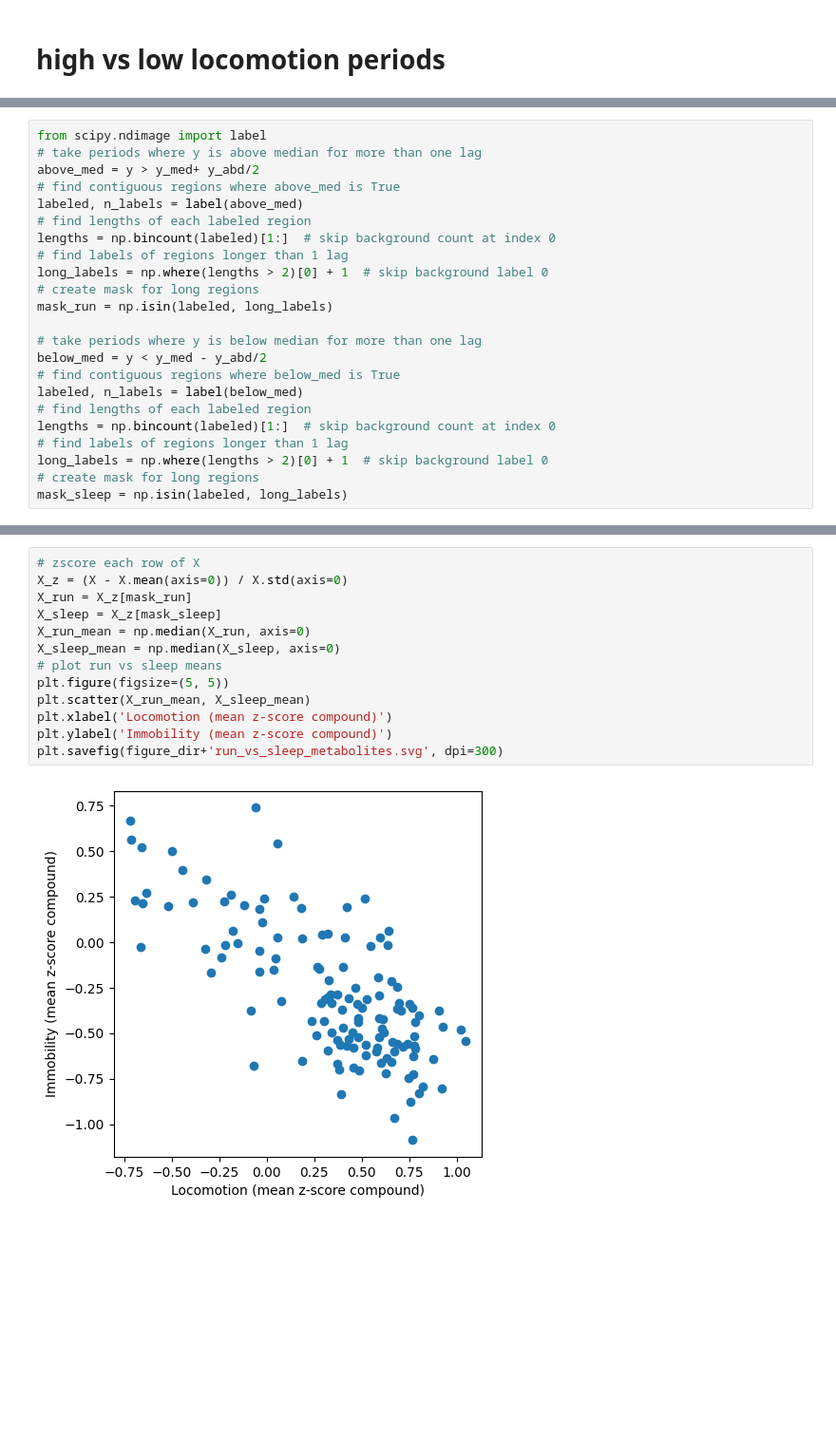
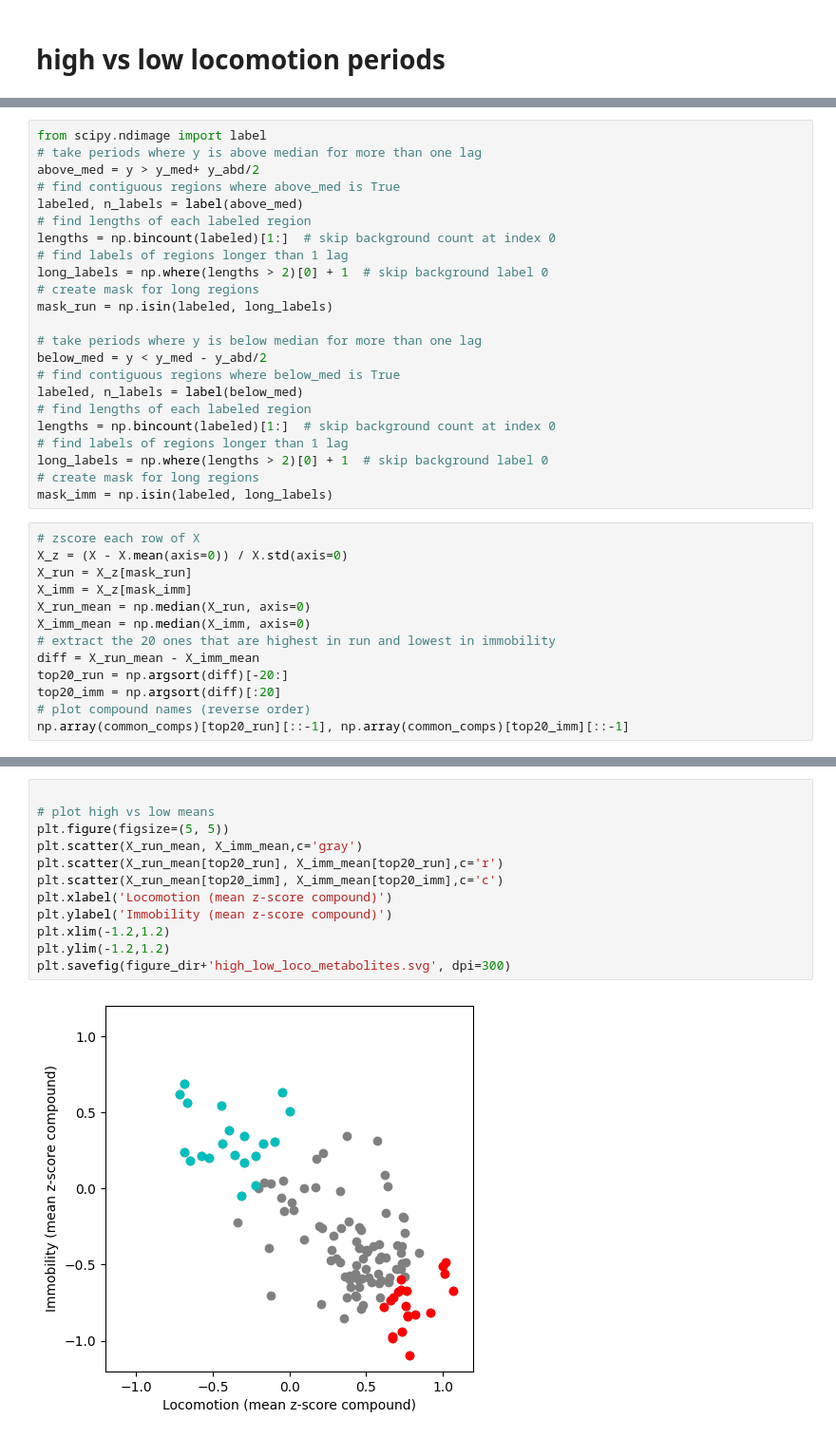
Before and after one commit to michnard/Microdialysis_Paper, a Jupyter notebook: scripts/analyses/Fig2.ipynb, the cells around one changed output, grey strips where cells are left out. Shown: that part at 95% size. Saved outputs shown, nothing was run; the diff lists cells and outputs as text; blank space fills up the shorter version.

```diff
--- a/scripts/analyses/Fig2.ipynb
+++ b/scripts/analyses/Fig2.ipynb
@@ -290,4 +287,17 @@ lengths = np.bincount(labeled)[1:]  # skip background count at index 0
 # find labels of regions longer than 1 lag
 long_labels = np.where(lengths > 2)[0] + 1  # skip background label 0
 # create mask for long regions
-mask_sleep = np.isin(labeled, long_labels)
+mask_imm = np.isin(labeled, long_labels)
+# %%
+# zscore each row of X
+X_z = (X - X.mean(axis=0)) / X.std(axis=0)
+X_run = X_z[mask_run]
+X_imm = X_z[mask_imm]
+X_run_mean = np.median(X_run, axis=0)
+X_imm_mean = np.median(X_imm, axis=0)
+# extract the 20 ones that are highest in run and lowest in immobility
+diff = X_run_mean - X_imm_mean
+top20_run = np.argsort(diff)[-20:]
+top20_imm = np.argsort(diff)[:20]
+# plot compound names (reverse order)
+np.array(common_comps)[top20_run][::-1], np.array(common_comps)[top20_imm][::-1]
@@ -294,15 +322,14 @@ mask_sleep = np.isin(labeled, long_labels)
 # %%
-# zscore each row of X
-X_z = (X - X.mean(axis=0)) / X.std(axis=0)
-X_run = X_z[mask_run]
-X_sleep = X_z[mask_sleep]
-X_run_mean = np.median(X_run, axis=0)
-X_sleep_mean = np.median(X_sleep, axis=0)
-# plot run vs sleep means
+
+# plot high vs low means
 plt.figure(figsize=(5, 5))
-plt.scatter(X_run_mean, X_sleep_mean)
+plt.scatter(X_run_mean, X_imm_mean,c='gray')
+plt.scatter(X_run_mean[top20_run], X_imm_mean[top20_run],c='r')
+plt.scatter(X_run_mean[top20_imm], X_imm_mean[top20_imm],c='c')
 plt.xlabel('Locomotion (mean z-score compound)')
 plt.ylabel('Immobility (mean z-score compound)')
-plt.savefig(figure_dir+'run_vs_sleep_metabolites.svg', dpi=300)
+plt.xlim(-1.2,1.2)
+plt.ylim(-1.2,1.2)
+plt.savefig(figure_dir+'high_low_loco_metabolites.svg', dpi=300)
 # %% [output]
-[figure, old version]
+[figure, new version]
```
Also changed, not shown: parts of 12 cells of this notebook, 37 other files.
